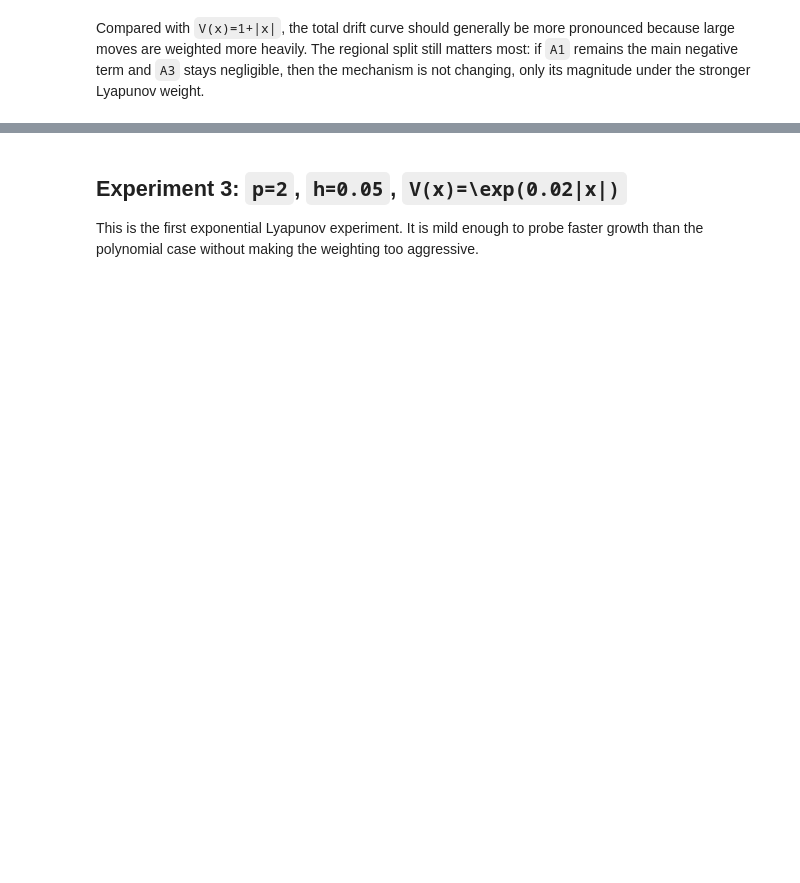
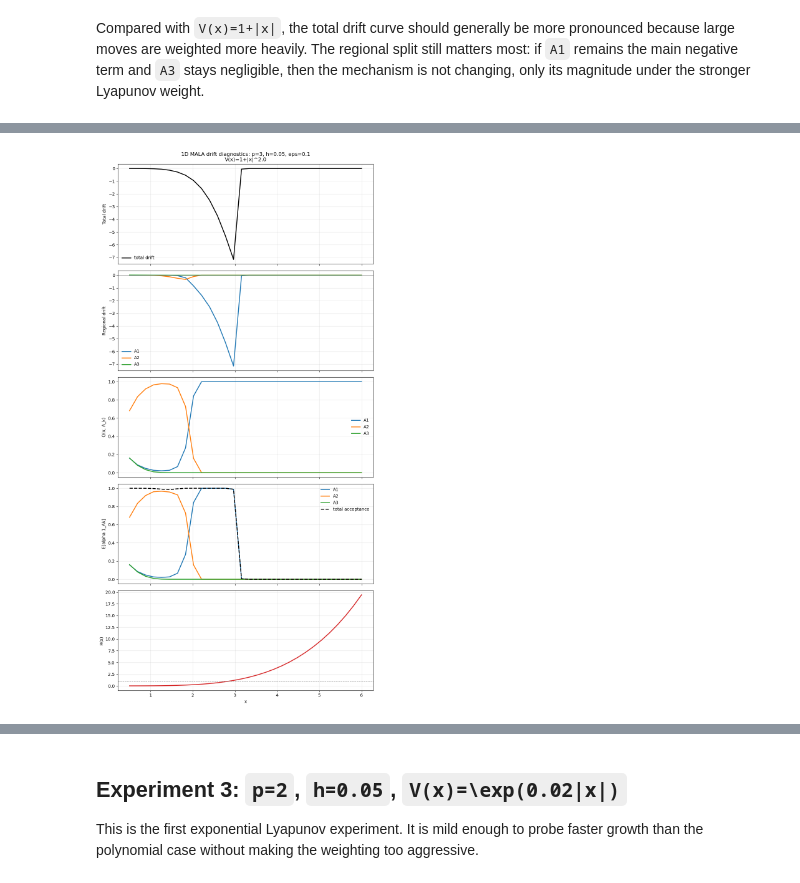
Before and after one commit to LeoScara00/MALA_light_tails, a Jupyter notebook: notebooks/01_drift_diagnostics.ipynb, the cells around one changed output, grey strips where cells are left out. Drawn from its saved outputs; the diff is of its cells as text; code cells hidden in the pictures; blank space fills up the shorter version.

```diff
--- a/notebooks/01_drift_diagnostics.ipynb
+++ b/notebooks/01_drift_diagnostics.ipynb
@@ -92,0 +115,9 @@ Compared with `V(x)=1+|x|`, the total drift curve should generally be more prono
+# %%
+result_2, lyapunov_2 = run_and_plot_experiment(
+    p=3,
+    h=0.05,
+    lyapunov_type="poly",
+    m=2.0,
+)
+# %% [output]
+[figure, added]
```
Also changed, not shown: parts of 11 cells of this notebook, 1 other file.
